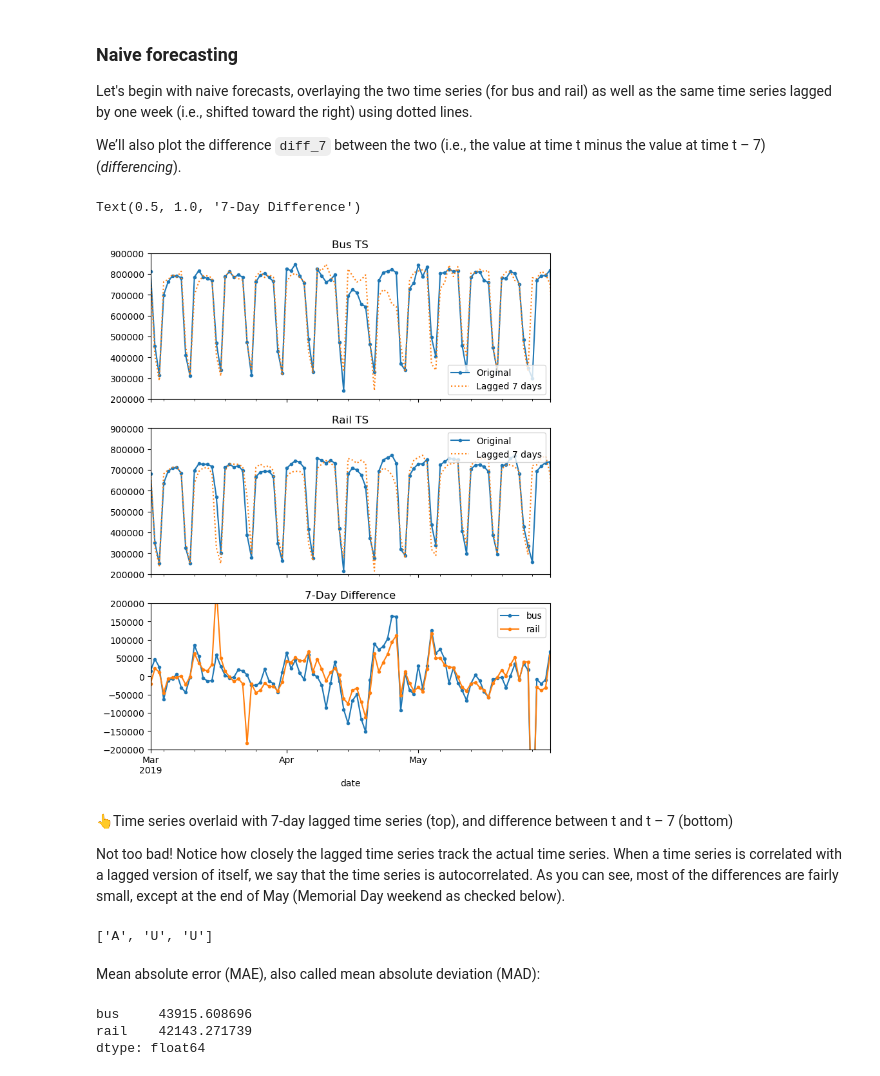
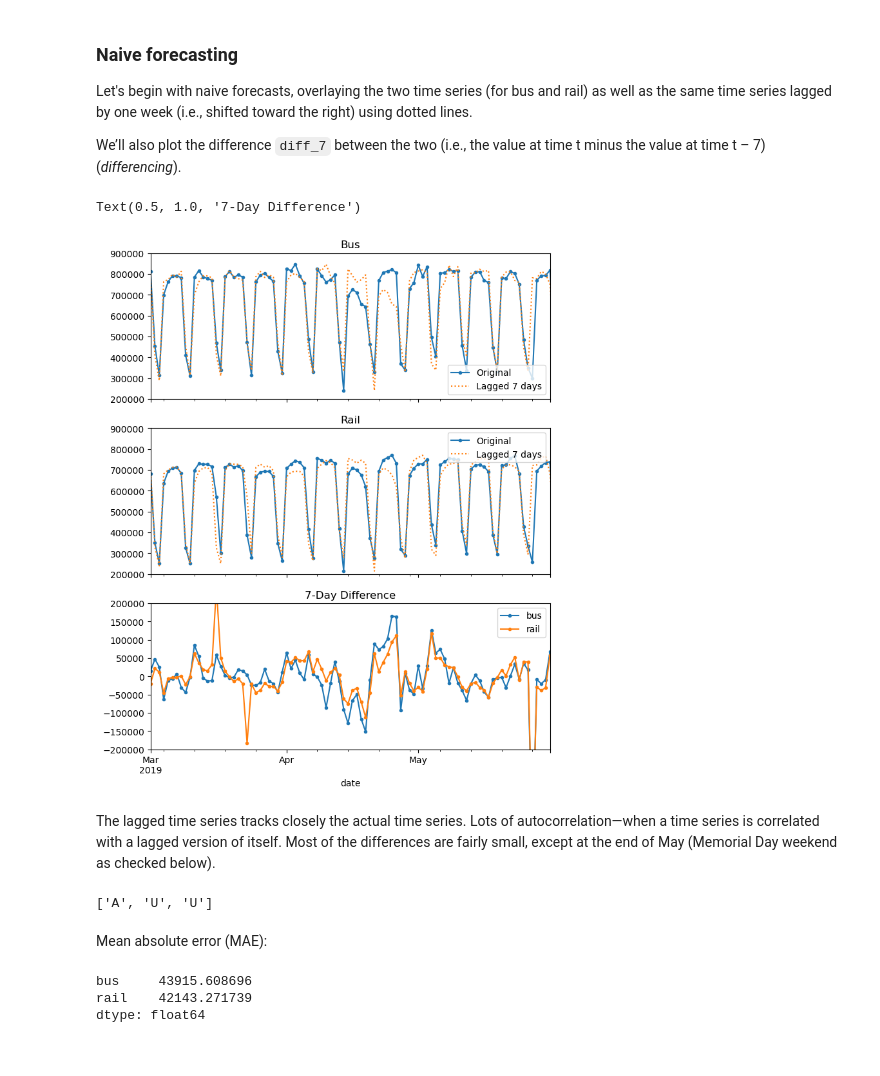
Before and after one commit to rsnemmen/chicago-transit-forecasting, a Jupyter notebook: 1-basics, ARIMA.ipynb, the cells around one changed output. Saved outputs shown, nothing was run; the diff lists cells and outputs as text; code cells hidden in the pictures.

```diff
--- a/1-basics, ARIMA.ipynb
+++ b/1-basics, ARIMA.ipynb
@@ -96,45 +96,42 @@ dotted lines.
 
 We’ll also plot the difference `diff_7` between the two (i.e., the value at time t
 minus the value at time t – 7) (*differencing*).
+# %%
+t0,t1="2019-03","2019-05"
 # %%
-diff_7 = df[["bus", "rail"]].diff(7)["2019-03":"2019-05"]
+diff_7 = df[["bus", "rail"]].diff(7)[t0:t1]
 
 fig, axs = plt.subplots(3, 1, sharex=True, figsize=(8, 10))
 #df.plot(ax=axs[0], legend=False, marker=".")  # original time series
 #df.shift(7).plot(ax=axs[0], grid=True, legend=False, linestyle=":")  # lagged
 
 df['bus'].plot(ax=axs[0], marker=".", label='Original')
 df['bus'].shift(7).plot(ax=axs[0], linestyle=":", label='Lagged 7 days')
 axs[0].set_ylim([2e5, 9e5])
 axs[0].legend(loc="lower right")
 
 df['rail'].plot(ax=axs[1], marker=".", label='Original')
 df['rail'].shift(7).plot(ax=axs[1], linestyle=":", label='Lagged 7 days')
 axs[1].set_ylim([2e5, 9e5])
 axs[1].legend(loc="upper right")
 
 diff_7.plot(ax=axs[2], marker=".")  # 7-day difference time series
 axs[2].set_ylim([-2e5, 2e5])
 
-axs[0].set_title("Bus TS")
-axs[1].set_title("Rail TS")
+axs[0].set_title("Bus")
+axs[1].set_title("Rail")
 axs[2].set_title("7-Day Difference")
 # %% [output]
 Text(0.5, 1.0, '7-Day Difference')
-[figure, old version]
+[figure, new version]
 # %% [markdown]
-👆Time series overlaid with 7-day lagged time series (top), and difference between t and t – 7 (bottom)
-
-Not too bad! Notice how closely the lagged time series track the actual time series.
-When a time series is correlated with a lagged version of itself, we say that the time
-series is autocorrelated. As you can see, most of the differences are fairly small, except
-at the end of May (Memorial Day weekend as checked below).
+The lagged time series tracks closely the actual time series. Lots of autocorrelation—when a time series is correlated with a lagged version of itself. Most of the differences are fairly small, except at the end of May (Memorial Day weekend as checked below).
 # %%
 list(df.loc["2019-05-25":"2019-05-27"]["day_type"])
 # %% [output]
 ['A', 'U', 'U']
 # %% [markdown]
-Mean absolute error (MAE), also called mean absolute deviation (MAD):
+Mean absolute error (MAE):
 # %%
 diff_7.abs().mean()
 # %% [output]
```
Also changed, not shown: parts of 11 cells of this notebook.
